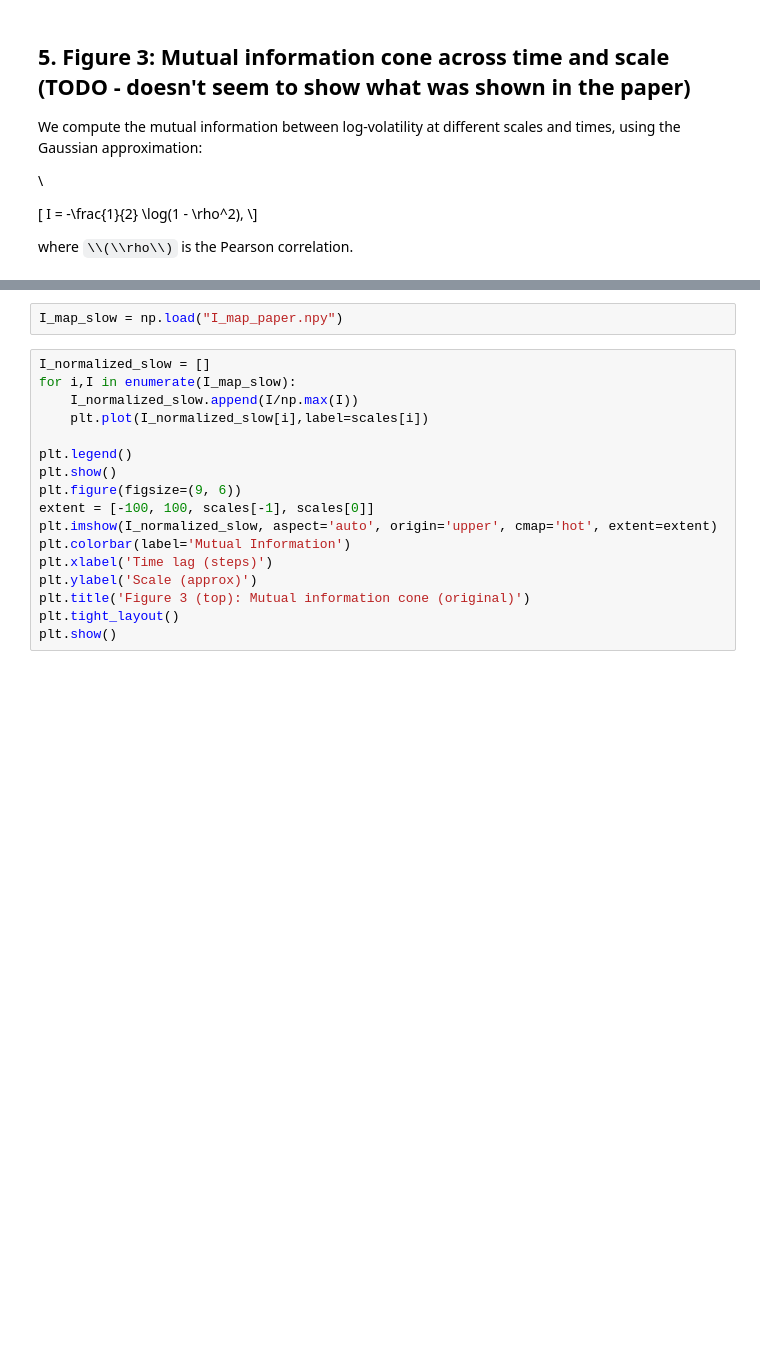
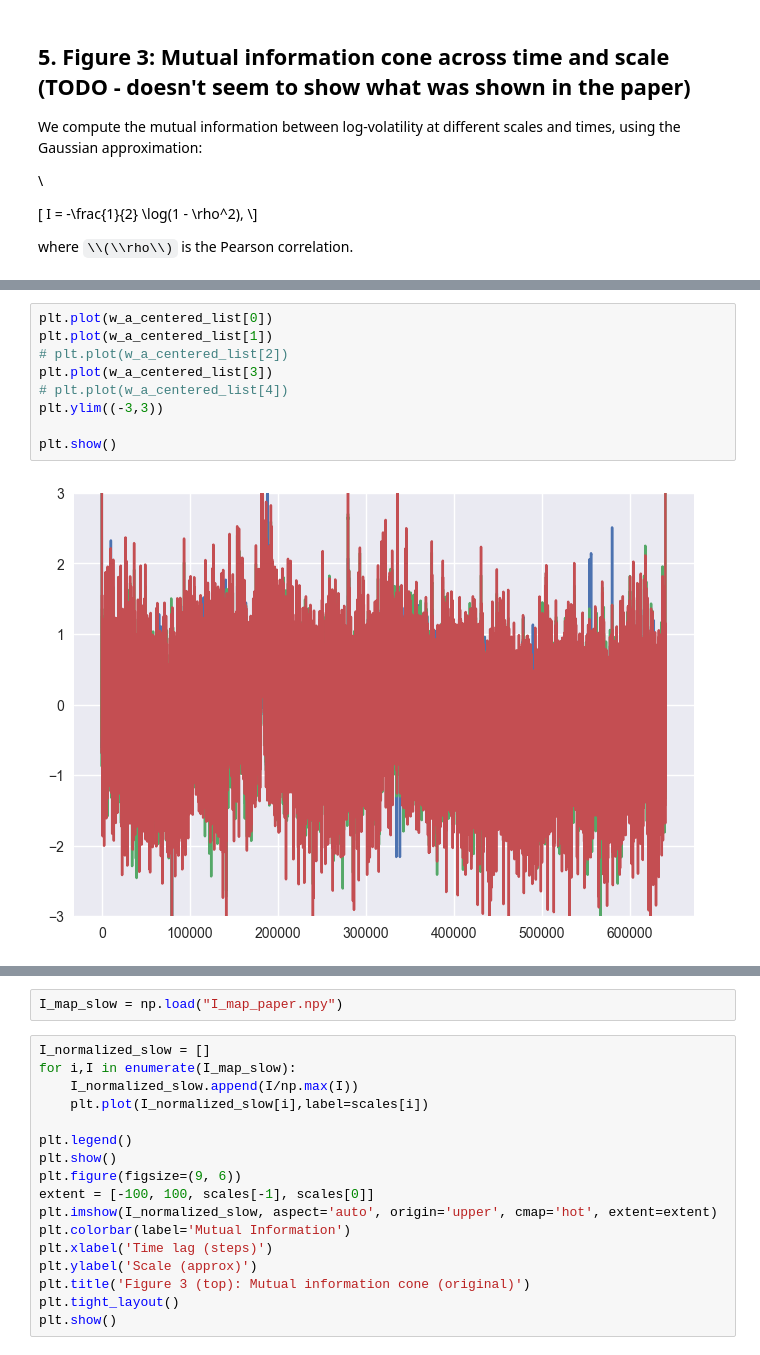
Before and after one commit to filipchudzynski/stock-market-non-gaussianity-analyzer_v2, a Jupyter notebook: paper_simulation manual_cwt.ipynb, the cells around one changed output, grey strips where cells are left out. Saved outputs shown, nothing was run; the diff lists cells and outputs as text; some formulas as TeX source; blank space fills up the shorter version.

```diff
--- a/paper_simulation manual_cwt.ipynb
+++ b/paper_simulation manual_cwt.ipynb
@@ -458,0 +463,11 @@ plt.show()
+# %%
+plt.plot(w_a_centered_list[0])
+plt.plot(w_a_centered_list[1])
+# plt.plot(w_a_centered_list[2])
+plt.plot(w_a_centered_list[3])
+# plt.plot(w_a_centered_list[4])
+plt.ylim((-3,3))
+
+plt.show()
+# %% [output]
+[figure, added]
```
Also changed, not shown: parts of 9 cells of this notebook.
